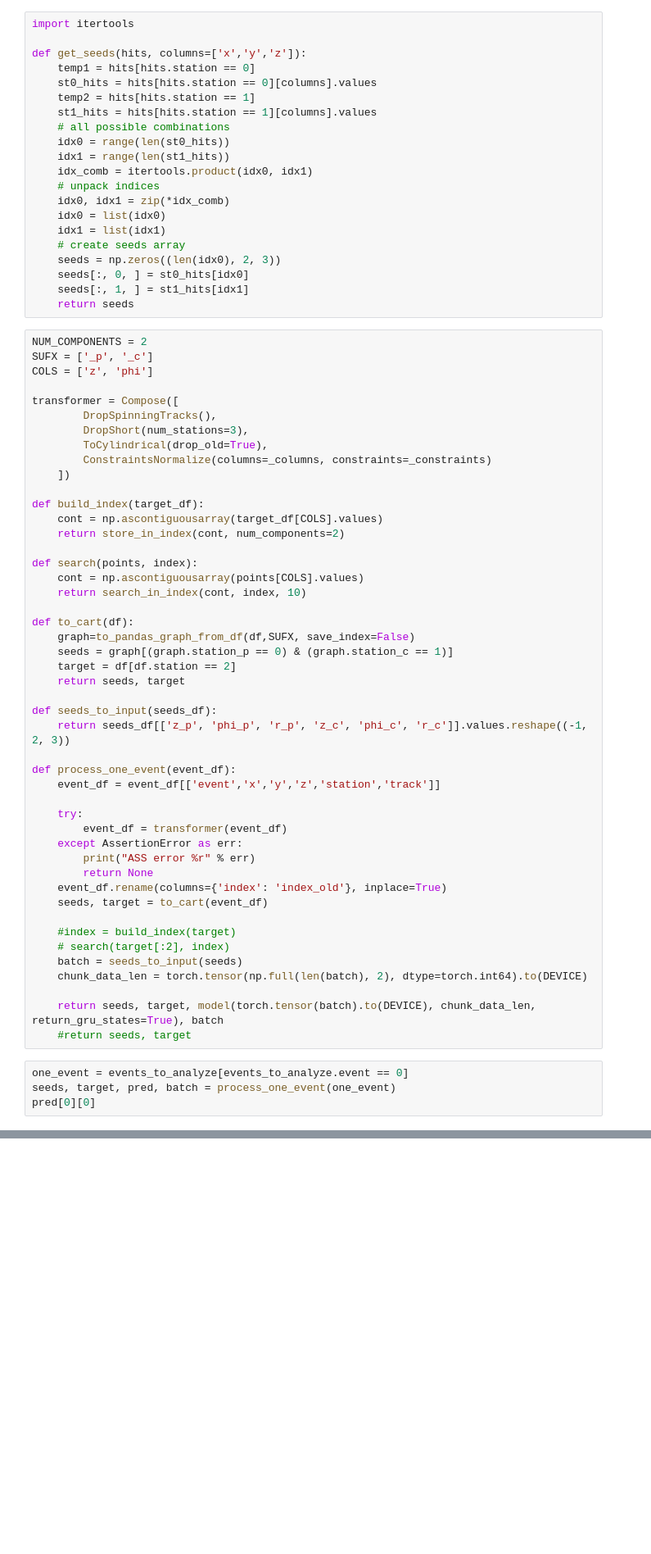
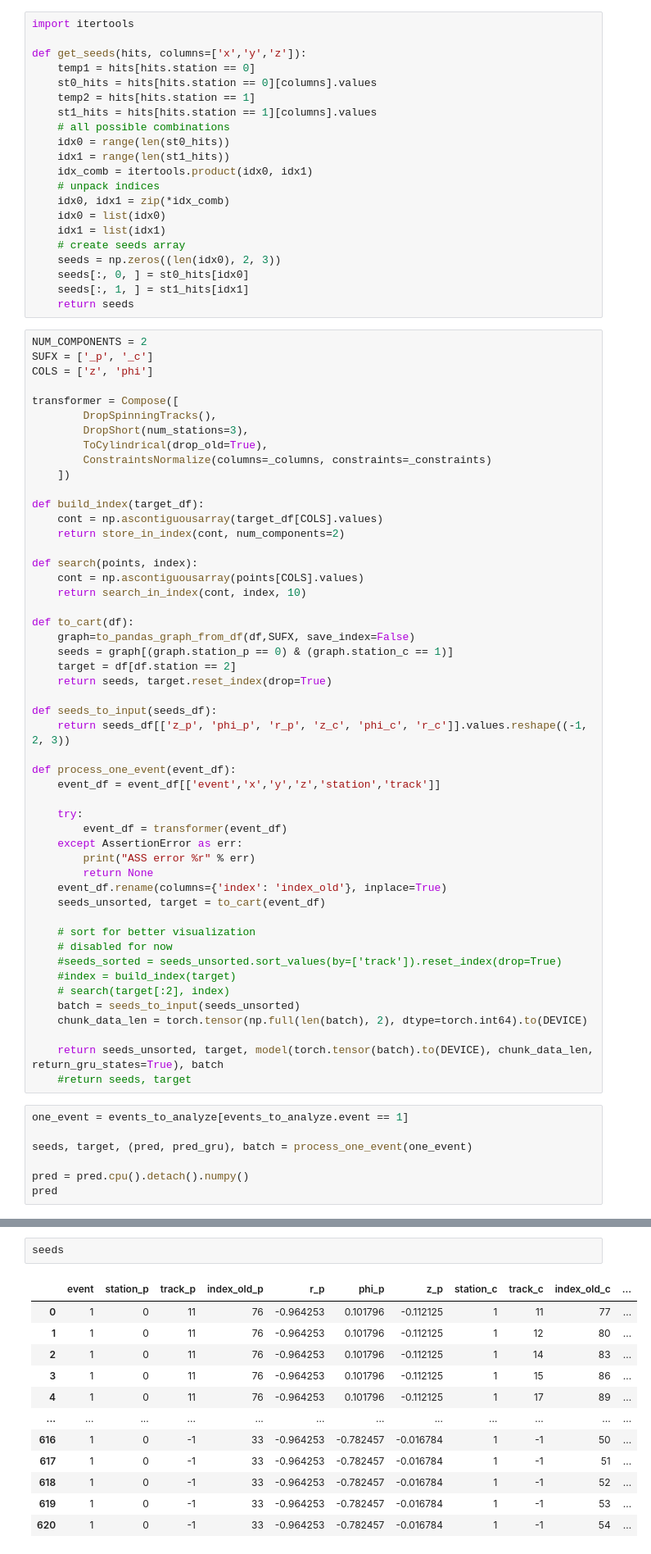
Before and after one commit to t3hseus/ariadne, a Jupyter notebook: notebooks/tracknet_eval.ipynb, the cells around one changed output, grey strips where cells are left out. Shown at 82% size. Drawn from its saved outputs; the diff is of its cells as text; blank space fills up the shorter version.

```diff
--- a/notebooks/tracknet_eval.ipynb
+++ b/notebooks/tracknet_eval.ipynb
@@ -199,7 +199,7 @@ def to_cart(df):
     graph=to_pandas_graph_from_df(df,SUFX, save_index=False)
     seeds = graph[(graph.station_p == 0) & (graph.station_c == 1)]
     target = df[df.station == 2]
-    return seeds, target
+    return seeds, target.reset_index(drop=True)
 
 def seeds_to_input(seeds_df):
     return seeds_df[['z_p', 'phi_p', 'r_p', 'z_c', 'phi_c', 'r_c']].values.reshape((-1, 2, 3))
@@ -213,17 +213,23 @@ def process_one_event(event_df):
         print("ASS error %r" % err)
         return None
     event_df.rename(columns={'index': 'index_old'}, inplace=True)
-    seeds, target = to_cart(event_df)
+    seeds_unsorted, target = to_cart(event_df)
 
+    # sort for better visualization
+    # disabled for now
+    #seeds_sorted = seeds_unsorted.sort_values(by=['track']).reset_index(drop=True)
     #index = build_index(target)
     # search(target[:2], index)
-    batch = seeds_to_input(seeds)
+    batch = seeds_to_input(seeds_unsorted)
     chunk_data_len = torch.tensor(np.full(len(batch), 2), dtype=torch.int64).to(DEVICE)
 
-    return seeds, target, model(torch.tensor(batch).to(DEVICE), chunk_data_len, return_gru_states=True), batch
+    return seeds_unsorted, target, model(torch.tensor(batch).to(DEVICE), chunk_data_len, return_gru_states=True), batch
     #return seeds, target
 # %%
-one_event = events_to_analyze[events_to_analyze.event == 0]
-seeds, target, pred, batch = process_one_event(one_event)
-pred[0][0]
+one_event = events_to_analyze[events_to_analyze.event == 1]
+
+seeds, target, (pred, pred_gru), batch = process_one_event(one_event)
+
+pred = pred.cpu().detach().numpy()
+pred
 # %% [output]
@@ -289,0 +357,15 @@ visual_predict(seeds, target, pred)
+# %%
+seeds
+# %% [output]
+|  | event | station_p | track_p | index_old_p | r_p | phi_p | z_p | station_c | track_c | index_old_c | ... |
+| 0 | 1 | 0 | 11 | 76 | -0.964253 | 0.101796 | -0.112125 | 1 | 11 | 77 | ... |
+| 1 | 1 | 0 | 11 | 76 | -0.964253 | 0.101796 | -0.112125 | 1 | 12 | 80 | ... |
+| 2 | 1 | 0 | 11 | 76 | -0.964253 | 0.101796 | -0.112125 | 1 | 14 | 83 | ... |
+| 3 | 1 | 0 | 11 | 76 | -0.964253 | 0.101796 | -0.112125 | 1 | 15 | 86 | ... |
+| 4 | 1 | 0 | 11 | 76 | -0.964253 | 0.101796 | -0.112125 | 1 | 17 | 89 | ... |
+| ... | ... | ... | ... | ... | ... | ... | ... | ... | ... | ... | ... |
+| 616 | 1 | 0 | -1 | 33 | -0.964253 | -0.782457 | -0.016784 | 1 | -1 | 50 | ... |
+| 617 | 1 | 0 | -1 | 33 | -0.964253 | -0.782457 | -0.016784 | 1 | -1 | 51 | ... |
+| 618 | 1 | 0 | -1 | 33 | -0.964253 | -0.782457 | -0.016784 | 1 | -1 | 52 | ... |
+| 619 | 1 | 0 | -1 | 33 | -0.964253 | -0.782457 | -0.016784 | 1 | -1 | 53 | ... |
+| 620 | 1 | 0 | -1 | 33 | -0.964253 | -0.782457 | -0.016784 | 1 | -1 | 54 | ... |
```
Also changed, not shown: parts of 20 cells of this notebook.
